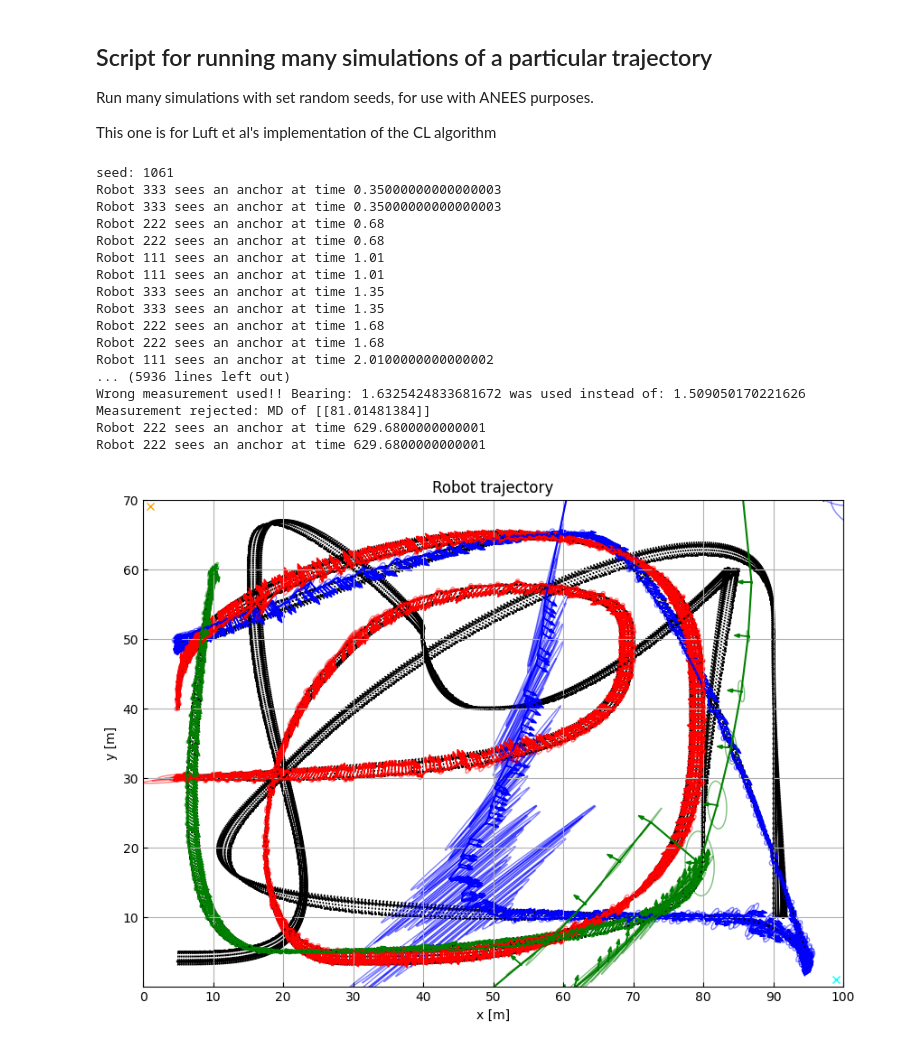
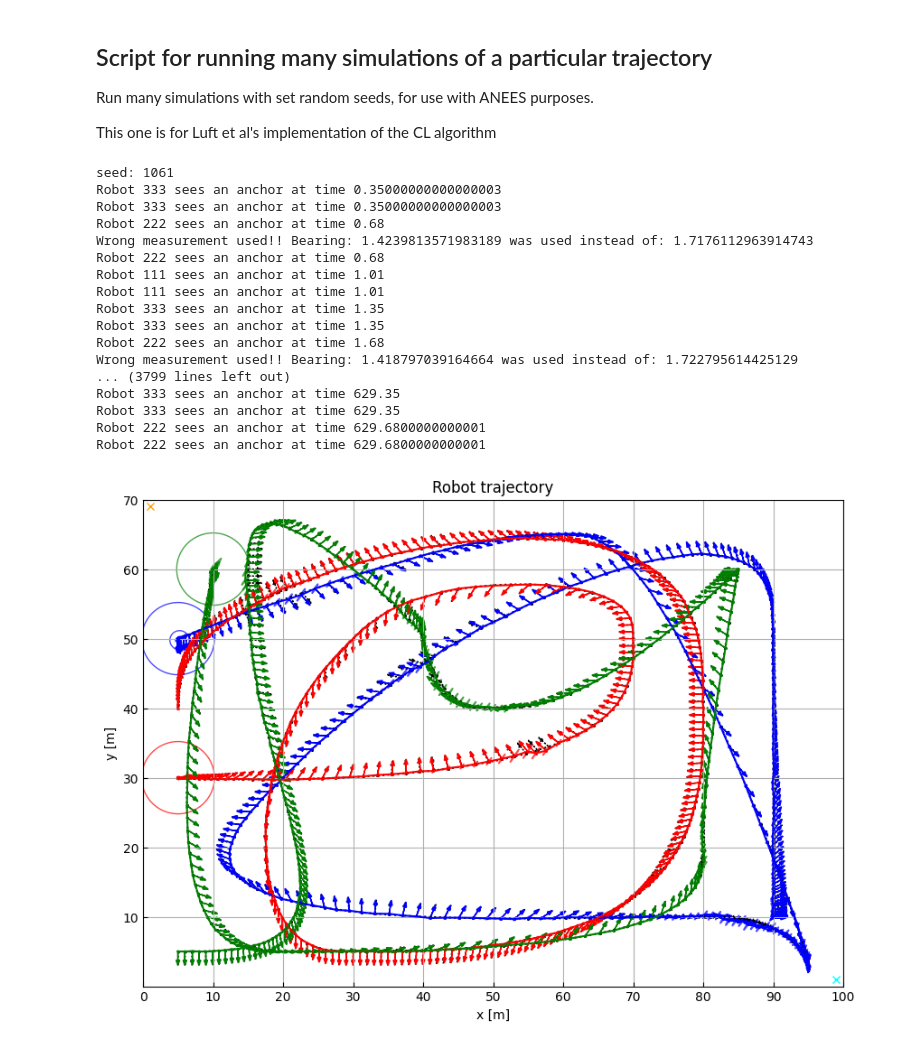
Before and after one commit to MarcusLariJ/UWB_Rasberry, a Jupyter notebook: Sim/run_anees.ipynb, the cells around one changed output. Saved outputs shown, nothing was run; the diff lists cells and outputs as text; code cells hidden in the pictures.

```diff
--- a/Sim/run_anees.ipynb
+++ b/Sim/run_anees.ipynb
@@ -49,31 +49,35 @@ P_logL3 = np.zeros((mf.STATE_LEN, mf.STATE_LEN, pos_len, seeds_num))
 # Sim settings
 sr = R_r
 sb = R_b
+r_w = R_w
+r_a = R_a
 sim_max_dist = -1
 thres = 12 # 99.5 % confidence
+out_freq = np.array([[0.0],[0.0],[0.0]]) # an outlier every 10 seconds on average
 
-#thres = 0
+thres = 0
 #sr=0
 #sb=0
-r_w = 0
-r_a = 0
+#r_w = 0
+#r_a = 0
 
 for j in range(len(list_seeds)):
     print("seed: " + str(list_seeds[j]))
-    bias_vec =  np.array([[0.0],[0],[0]]) # np.array([[0.07],[0.2],[0.2]])
+    bias_vec = np.array([[0.07],[0.2],[0.2]])
+    # bias_vec =  np.array([[0.0],[0],[0]])
     timu1 = y_IMU1_base.copy()
     timu2 = y_IMU2_base.copy()
     timu3 = y_IMU3_base.copy()
 
     np.random.seed(list_seeds[j])
-    y_IMU1 = traj.gen_noise(timu1, dt=1, sigma=np.diag([r_w, r_a, r_a]), bias=bias_vec)
-    y_IMU2 = traj.gen_noise(timu2, dt=1, sigma=np.diag([r_w, r_a, r_a]), bias=bias_vec)
-    y_IMU3 = traj.gen_noise(timu3, dt=1, sigma=np.diag([r_w, r_a, r_a]), bias=bias_vec)
+    y_IMU1 = traj.gen_noise(timu1, dt=dt, sigma=np.diag([r_w, r_a, r_a]), bias=bias_vec, out_freq=out_freq)
+    y_IMU2 = traj.gen_noise(timu2, dt=dt, sigma=np.diag([r_w, r_a, r_a]), bias=bias_vec, out_freq=out_freq)
+    y_IMU3 = traj.gen_noise(timu3, dt=dt, sigma=np.diag([r_w, r_a, r_a]), bias=bias_vec, out_freq=out_freq)
 
     # Run LUFT algorithm
-    robotL1 = sim.robot_luft(x0=xa1, path=pos1, imu=y_IMU1, dt=dt, R=R, id=111)
-    robotL2 = sim.robot_luft(x0=xa2, path=pos2, imu=y_IMU2, dt=dt, R=R, id=222)
-    robotL3 = sim.robot_luft(x0=xa3, path=pos3, imu=y_IMU3, dt=dt, R=R, id=333)
+    robotL1 = sim.robot_luft(x0=xa1, path=pos1, imu=y_IMU1, dt=dt, id=111)
+    robotL2 = sim.robot_luft(x0=xa2, path=pos2, imu=y_IMU2, dt=dt, id=222)
+    robotL3 = sim.robot_luft(x0=xa3, path=pos3, imu=y_IMU3, dt=dt, id=333)
 
     for i in range(pos_len-1):
         robotL1.predict(imu_correct=True)
@@ -102,40 +106,40 @@ seed: 1061
 Robot 333 sees an anchor at time 0.35000000000000003
 Robot 333 sees an anchor at time 0.35000000000000003
 Robot 222 sees an anchor at time 0.68
+Wrong measurement used!! Bearing: 1.4239813571983189 was used instead of: 1.7176112963914743
 Robot 222 sees an anchor at time 0.68
 Robot 111 sees an anchor at time 1.01
 Robot 111 sees an anchor at time 1.01
 Robot 333 sees an anchor at time 1.35
 Robot 333 sees an anchor at time 1.35
 Robot 222 sees an anchor at time 1.68
-Robot 222 sees an anchor at time 1.68
-Robot 111 sees an anchor at time 2.0100000000000002
-... (5936 lines left out)
-Wrong measurement used!! Bearing: 1.6325424833681672 was used instead of: 1.509050170221626
-Measurement rejected: MD of [[81.01481384]]
+Wrong measurement used!! Bearing: 1.418797039164664 was used instead of: 1.722795614425129
+... (3799 lines left out)
+Robot 333 sees an anchor at time 629.35
+Robot 333 sees an anchor at time 629.35
 Robot 222 sees an anchor at time 629.6800000000001
 Robot 222 sees an anchor at time 629.6800000000001
 # %%
 # Plot the choosen simulation:
 s_idx = 0
 
 # Plot ground truth
 fig, ax = rp.setup_plot()
-rp.plot_position(ax, pos1[:,::50], color='black', marker=None, linestyle=':')
-rp.plot_position(ax, pos2[:,::50], color='black', marker=None, linestyle=':')
-rp.plot_position(ax, pos3[:,::50], color='black', marker=None, linestyle=':')
+rp.plot_position(ax, pos1[:,::200], color='black', marker=None, linestyle=':')
+rp.plot_position(ax, pos2[:,::200], color='black', marker=None, linestyle=':')
+rp.plot_position(ax, pos3[:,::200], color='black', marker=None, linestyle=':')
 
 # Plot states of robots:
-rp.plot_position2(ax, x_logL1[:,::50,s_idx], P_logL1[:,:,::50,s_idx], color='blue', marker=None)
-rp.plot_position2(ax, x_logL2[:,::50,s_idx], P_logL2[:,:,::50,s_idx], color='red', marker=None)
-rp.plot_position2(ax, x_logL3[:,::50,s_idx], P_logL3[:,:,::50,s_idx], color='green', marker=None)
+rp.plot_position2(ax, x_logL1[:,::200,s_idx], P_logL1[:,:,::200,s_idx], color='blue', marker=None)
+rp.plot_position2(ax, x_logL2[:,::200,s_idx], P_logL2[:,:,::200,s_idx], color='red', marker=None)
+rp.plot_position2(ax, x_logL3[:,::200,s_idx], P_logL3[:,:,::200,s_idx], color='green', marker=None)
 
 anchor1.draw_position(ax, color='orange')
 anchor2.draw_position(ax, color='cyan')
 
 #ax.legend(['Robot 1 reference', 'Robot 2 reference', 'Robot 3 reference', 'Robot 1 path', 'Robot 2 path', 'Robot 3 path'])
 # %% [output]
-[figure, old version]
+[figure, new version]
 # %%
 # Plot metrics:
 # ANEES analysis
```
Also changed, not shown: parts of 4 cells of this notebook, 2 other files.
